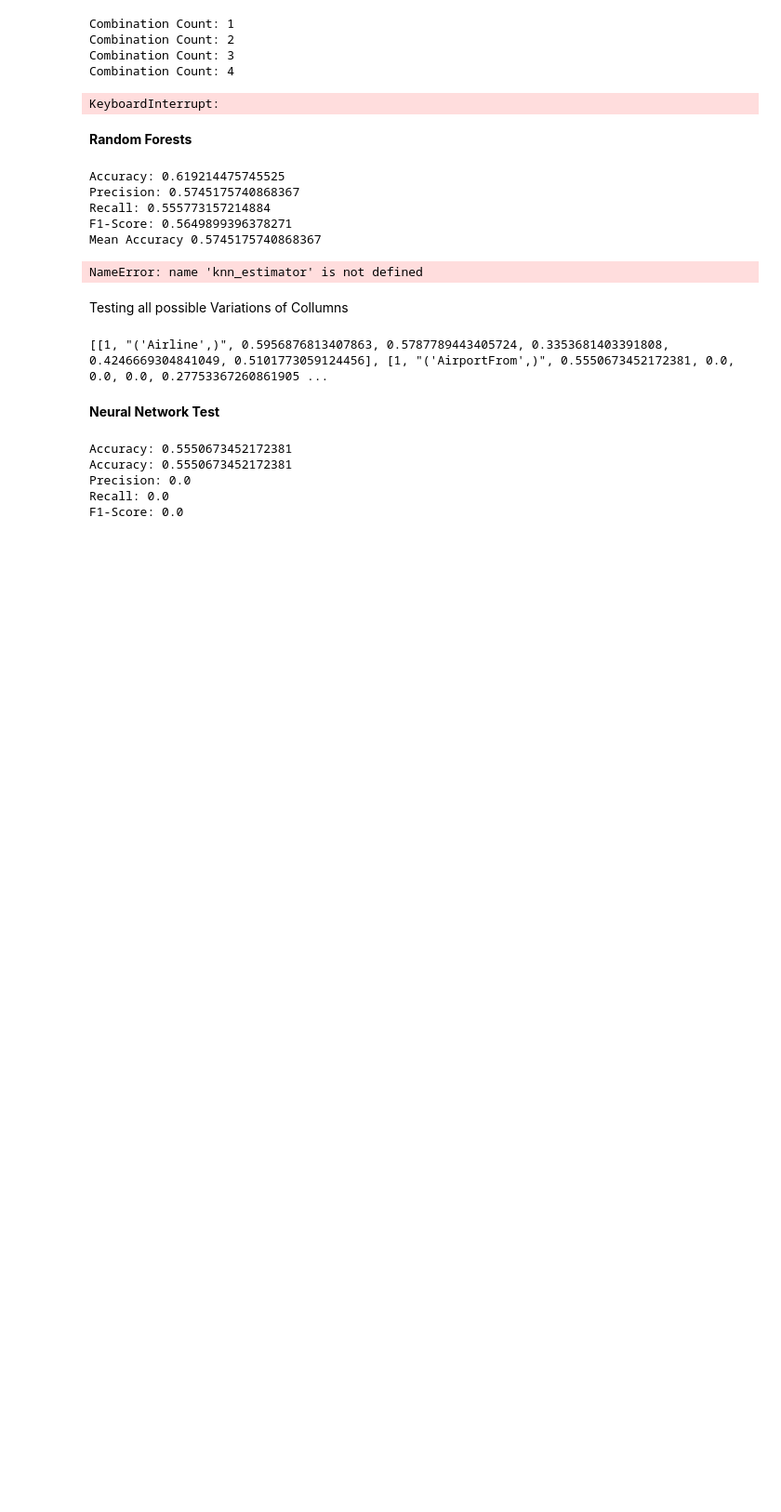
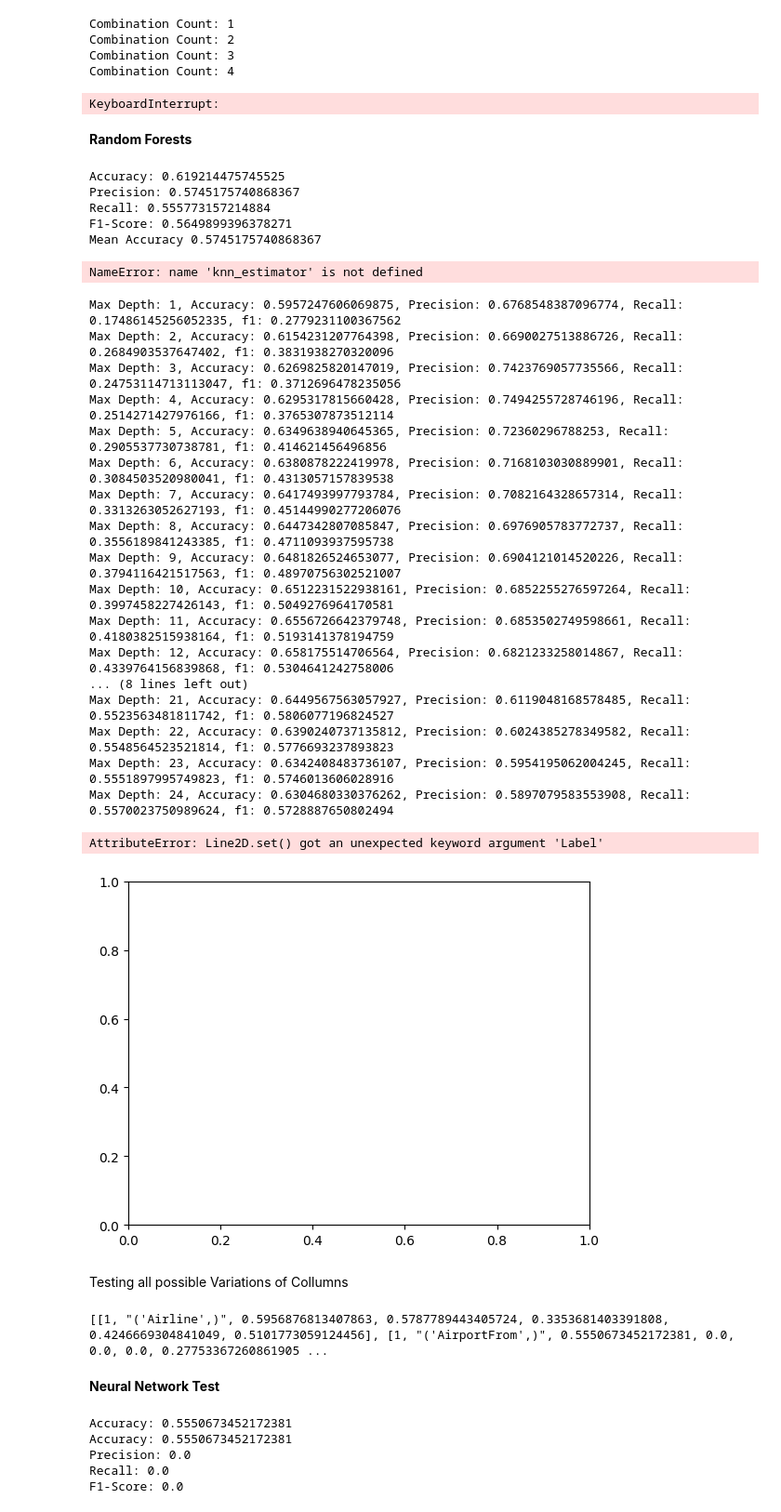
Before and after one commit to Timbo003/AT_IT, a Jupyter notebook: FinalCode.ipynb, the cells around one changed output. Shown at 93% size. Drawn from its saved outputs; the diff is of its cells as text; code cells hidden in the pictures; blank space fills up the shorter version.

```diff
--- a/FinalCode.ipynb
+++ b/FinalCode.ipynb
@@ -1214,42 +1214,65 @@ F1-Score: 0.5649899396378271
 Mean Accuracy 0.5745175740868367
 NameError: name 'knn_estimator' is not defined
 # %%
+
 
 # testing different depths
 
 # Create arrays to store max_depth and corresponding accuracies
 depths = []
 accuracies = []
+depthTrain = []
+accuraciesTrain = []
 
 # Loop through max depths
-for max_tree_depth in range(1, 40):
+for max_tree_depth in range(1, 25):
 
     # Create a Random Forest classifier within a pipeline
     clf = Pipeline([
     ('classifier', RandomForestClassifier(n_estimators=100, criterion='gini', max_depth= max_tree_depth))
 ])
 
     # Train the classifier on the training set
     clf.fit(X_train, y_train)
 
     # Make predictions on the testing set
     y_pred = clf.predict(X_test)
 
+    # For comparison predict on training data
+    y_predTrain = clf.predict(X_train)
+    accuracyTrain = accuracy_score(y_predTrain, y_train) # calculate accuracy for comparison
+
     # Calculate the accuracy, precision, recall and f1 of the classifier
     accuracy = accuracy_score(y_test, y_pred)
-    precision = precision_score(y_test, y_pred)
-    recall = recall_score(y_test, y_pred)
-    f1 = f1_score(y_test, y_pred)
+    precision = precision_score(y_test, y_pred) #just out of interest
+    recall = recall_score(y_test, y_pred)  #just out of interest
+    f1 = f1_score(y_test, y_pred) #just out of interest
+
+
 
     print(f"Max Depth: {max_tree_depth}, Accuracy: {accuracy}, Precision: {precision}, Recall: {recall}, f1: {f1}")
 
     # Store depth and accuracy in arrays
     depths.append(max_tree_depth)
     accuracies.append(accuracy)
-
-# Plotting the graph
-plt.plot(depths, accuracies, marker='o')
-plt.title('Max Depth vs. Accuracy')
-plt.xlabel('Max Depth')
-plt.ylabel('Accuracy')
-plt.show()
+    accuraciesTrain.append(accuraciesTrain)
+# %% [output]
+Max Depth: 1, Accuracy: 0.5957247606069875, Precision: 0.6768548387096774, Recall: 0.17486145256052335, f1: 0.2779231100367562
+Max Depth: 2, Accuracy: 0.6154231207764398, Precision: 0.6690027513886726, Recall: 0.2684903537647402, f1: 0.3831938270320096
+Max Depth: 3, Accuracy: 0.6269825820147019, Precision: 0.7423769057735566, Recall: 0.24753114713113047, f1: 0.3712696478235056
+Max Depth: 4, Accuracy: 0.6295317815660428, Precision: 0.7494255728746196, Recall: 0.2514271427976166, f1: 0.3765307873512114
+Max Depth: 5, Accuracy: 0.6349638940645365, Precision: 0.72360296788253, Recall: 0.2905537730738781, f1: 0.414621456496856
+Max Depth: 6, Accuracy: 0.6380878222419978, Precision: 0.7168103030889901, Recall: 0.3084503520980041, f1: 0.4313057157839538
+Max Depth: 7, Accuracy: 0.6417493997793784, Precision: 0.7082164328657314, Recall: 0.3313263052627193, f1: 0.45144990277206076
+Max Depth: 8, Accuracy: 0.6447342807085847, Precision: 0.6976905783772737, Recall: 0.3556189841243385, f1: 0.4711093937595738
+Max Depth: 9, Accuracy: 0.6481826524653077, Precision: 0.6904121014520226, Recall: 0.3794116421517563, f1: 0.48970756302521007
+Max Depth: 10, Accuracy: 0.6512231522938161, Precision: 0.6852255276597264, Recall: 0.3997458227426143, f1: 0.5049276964170581
+Max Depth: 11, Accuracy: 0.6556726642379748, Precision: 0.6853502749598661, Recall: 0.4180382515938164, f1: 0.5193141378194759
+Max Depth: 12, Accuracy: 0.658175514706564, Precision: 0.6821233258014867, Recall: 0.4339764156839868, f1: 0.5304641242758006
+... (8 lines left out)
+Max Depth: 21, Accuracy: 0.6449567563057927, Precision: 0.6119048168578485, Recall: 0.5523563481811742, f1: 0.5806077196824527
+Max Depth: 22, Accuracy: 0.6390240737135812, Precision: 0.6024385278349582, Recall: 0.5548564523521814, f1: 0.5776693237893823
+Max Depth: 23, Accuracy: 0.6342408483736107, Precision: 0.5954195062004245, Recall: 0.5551897995749823, f1: 0.5746013606028916
+Max Depth: 24, Accuracy: 0.6304680330376262, Precision: 0.5897079583553908, Recall: 0.5570023750989624, f1: 0.5728887650802494
+AttributeError: Line2D.set() got an unexpected keyword argument 'Label'
+[figure, added]
```
Also changed, not shown: parts of 1 cell of this notebook.
